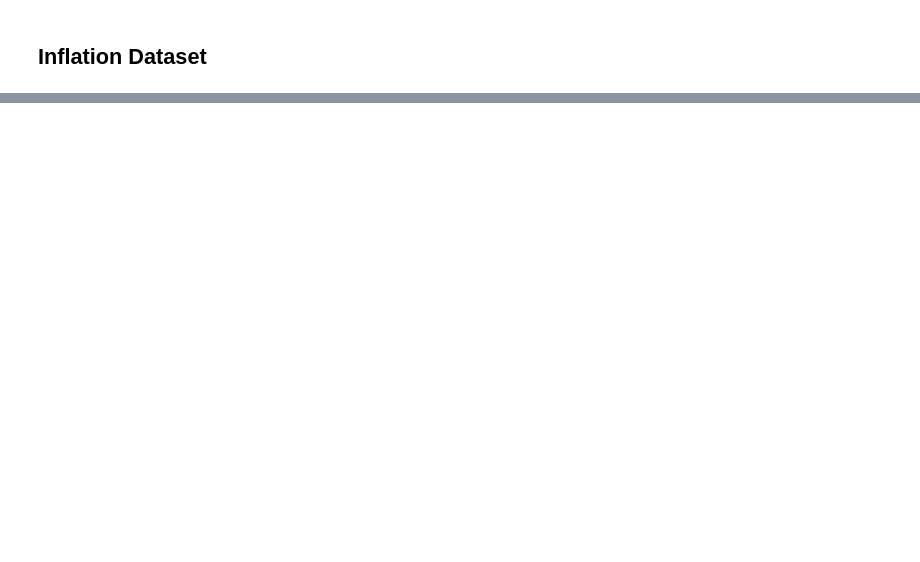
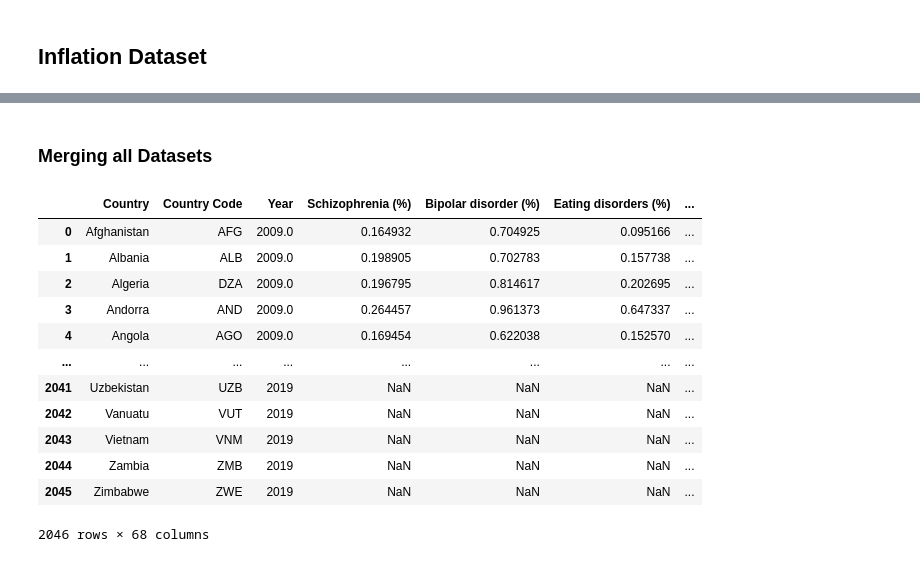
Before and after one commit to Thatch186/BigData, a Jupyter notebook: merge_data.ipynb, the cells around one changed output, grey strips where cells are left out. Saved outputs shown, nothing was run; the diff lists cells and outputs as text; code cells hidden in the pictures; blank space fills up the shorter version.

Commit message:
merged dataset

```diff
--- a/merge_data.ipynb
+++ b/merge_data.ipynb
@@ -36,17 +55,18 @@ for page_name in xls_file.sheet_names:
 - Removing columns with all values empty
 - removing duplicate columns
 # %%
-merged_df = page_list[0]
+merged_mh = page_list[0]
 for i in range(1, len(page_list)):
-    merged_df = pd.merge(
-        merged_df,
+    merged_mh = pd.merge(
+        merged_mh,
         page_list[i],
         on=['Entity', 'Year', 'Code'],
         how='outer',
         suffixes=('_left', '_right')
     )
 
-merged_df = merged_df.loc[:, ~merged_df.columns.duplicated()]
-merged_df = merged_df.dropna(axis=1, how='all')
-merged_df.to_csv('merged_dataset.csv', index=False)
-merged_df.head()
+merged_mh = merged_mh.rename(columns={'Entity': 'Country', 'Code': 'Country Code'})
+merged_mh = merged_mh.loc[:, ~merged_mh.columns.duplicated()]
+merged_mh = merged_mh.dropna(axis=1, how='all')
+merged_mh.to_csv('merged_health.csv', index=False)
+merged_mh.head()
@@ -102,0 +154,21 @@ merged_inflation.head()
+# %% [markdown]
+### Merging all Datasets
+# %%
+
+merged_df = pd.merge(merged_mh, merged_inflation, on=['Country', 'Country Code','Year'])
+merged_df = pd.merge(merged_df,df_sm, on=['Year'])
+merged_df
+# %% [output]
+|  | Country | Country Code | Year | Schizophrenia (%) | Bipolar disorder (%) | Eating disorders (%) | ... |
+| 0 | Afghanistan | AFG | 2009.0 | 0.164932 | 0.704925 | 0.095166 | ... |
+| 1 | Albania | ALB | 2009.0 | 0.198905 | 0.702783 | 0.157738 | ... |
+| 2 | Algeria | DZA | 2009.0 | 0.196795 | 0.814617 | 0.202695 | ... |
+| 3 | Andorra | AND | 2009.0 | 0.264457 | 0.961373 | 0.647337 | ... |
+| 4 | Angola | AGO | 2009.0 | 0.169454 | 0.622038 | 0.152570 | ... |
+| ... | ... | ... | ... | ... | ... | ... | ... |
+| 2041 | Uzbekistan | UZB | 2019 | NaN | NaN | NaN | ... |
+| 2042 | Vanuatu | VUT | 2019 | NaN | NaN | NaN | ... |
+| 2043 | Vietnam | VNM | 2019 | NaN | NaN | NaN | ... |
+| 2044 | Zambia | ZMB | 2019 | NaN | NaN | NaN | ... |
+| 2045 | Zimbabwe | ZWE | 2019 | NaN | NaN | NaN | ... |
+2046 rows × 68 columns
```
Also changed, not shown: parts of 5 cells of this notebook.
